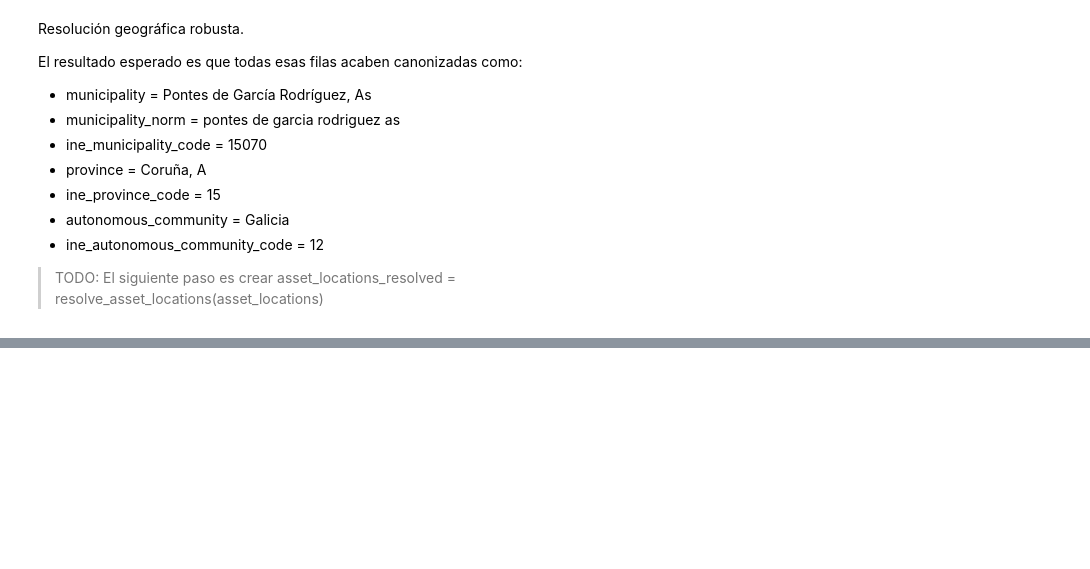
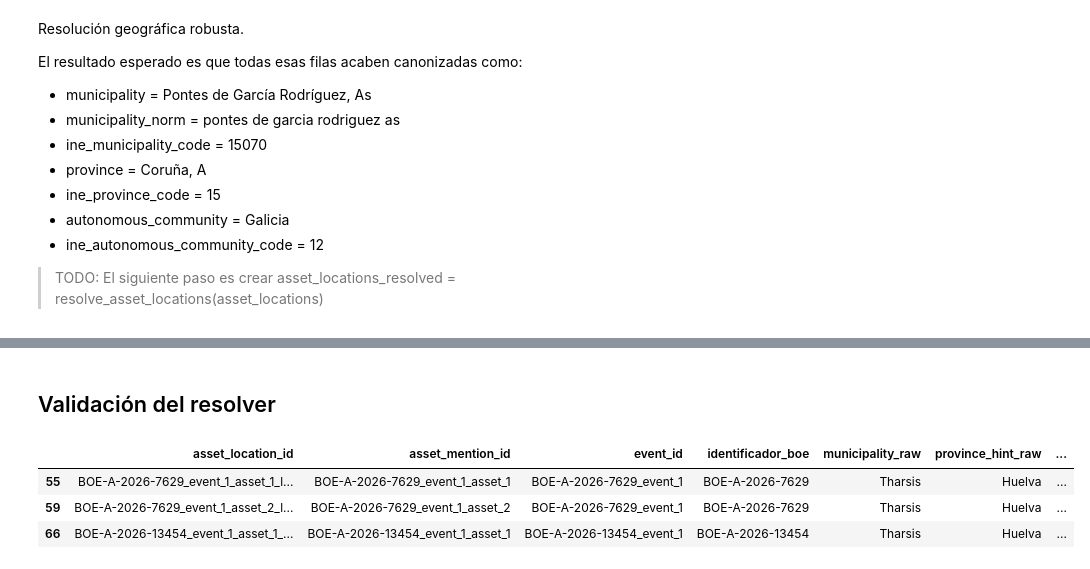
Before and after one commit to bererei/tfm-renewables-permitting-tracker, a Jupyter notebook: notebooks/08_resolver_localizaciones_determinista.ipynb, the cells around one changed output, grey strips where cells are left out. Cells and saved outputs as stored; diff of their text form; code cells hidden in the pictures; blank space fills up the shorter version.

```diff
--- a/notebooks/08_resolver_localizaciones_determinista.ipynb
+++ b/notebooks/08_resolver_localizaciones_determinista.ipynb
@@ -91,0 +468,9 @@ El resultado esperado es que todas esas filas acaben canonizadas como:
+# %% [markdown]
+## Validación del resolver
+# %%
+asset_locations_resolved.loc[asset_locations_resolved["location_resolution_status"]!="resolved", COLUMNS_TO_KEEP]
+# %% [output]
+|  | asset_location_id | asset_mention_id | event_id | identificador_boe | municipality_raw | province_hint_raw | ... |
+| 55 | BOE-A-2026-7629_event_1_asset_1_l... | BOE-A-2026-7629_event_1_asset_1 | BOE-A-2026-7629_event_1 | BOE-A-2026-7629 | Tharsis | Huelva | ... |
+| 59 | BOE-A-2026-7629_event_1_asset_2_l... | BOE-A-2026-7629_event_1_asset_2 | BOE-A-2026-7629_event_1 | BOE-A-2026-7629 | Tharsis | Huelva | ... |
+| 66 | BOE-A-2026-13454_event_1_asset_1_... | BOE-A-2026-13454_event_1_asset_1 | BOE-A-2026-13454_event_1 | BOE-A-2026-13454 | Tharsis | Huelva | ... |
```
Also changed, not shown: parts of 26 cells of this notebook.
